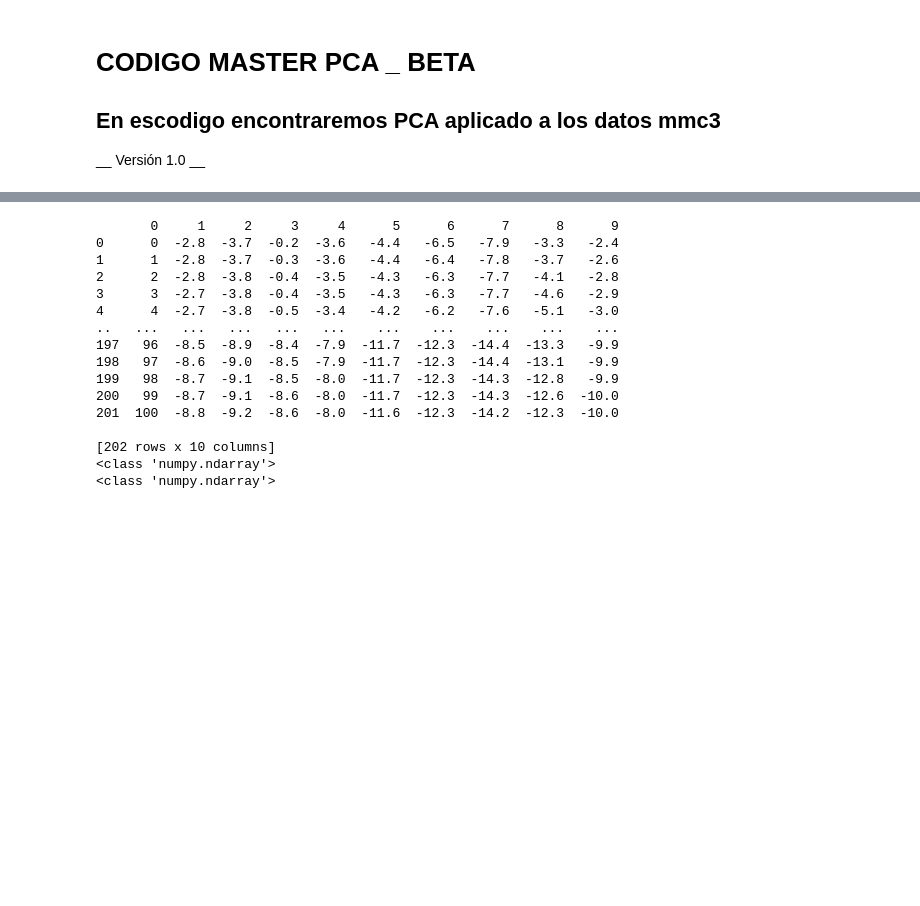
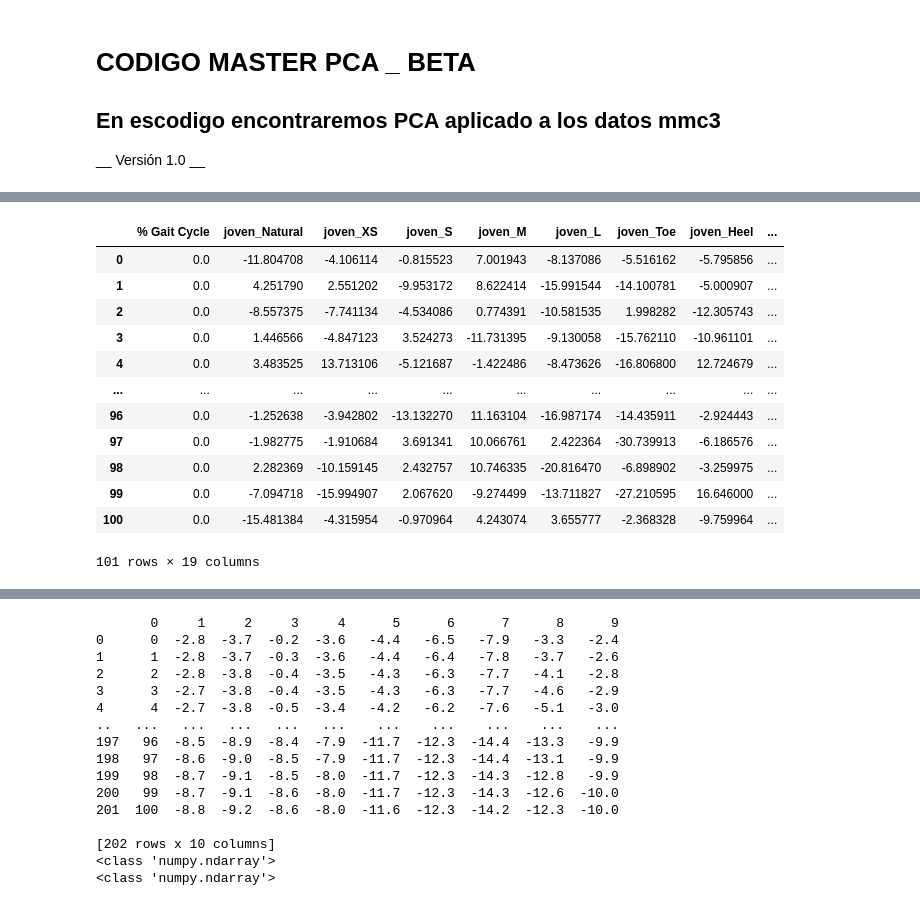
Before and after one commit to Beta628427/Tesis, a Jupyter notebook: 2_Beta___Cod/Beta_PCA/PCA_Cod_master_v1.ipynb, the cells around one changed output, grey strips where cells are left out. Saved outputs shown, nothing was run; the diff lists cells and outputs as text; code cells hidden in the pictures; blank space fills up the shorter version.

```diff
--- a/2_Beta___Cod/Beta_PCA/PCA_Cod_master_v1.ipynb
+++ b/2_Beta___Cod/Beta_PCA/PCA_Cod_master_v1.ipynb
@@ -127,0 +210,16 @@ str(list(tabla.iloc[0,:]))
+# %%
+pd.DataFrame(personas["p10"])
+# %% [output]
+|  | % Gait Cycle | joven_Natural | joven_XS | joven_S | joven_M | joven_L | joven_Toe | joven_Heel | ... |
+| 0 | 0.0 | -11.804708 | -4.106114 | -0.815523 | 7.001943 | -8.137086 | -5.516162 | -5.795856 | ... |
+| 1 | 0.0 | 4.251790 | 2.551202 | -9.953172 | 8.622414 | -15.991544 | -14.100781 | -5.000907 | ... |
+| 2 | 0.0 | -8.557375 | -7.741134 | -4.534086 | 0.774391 | -10.581535 | 1.998282 | -12.305743 | ... |
+| 3 | 0.0 | 1.446566 | -4.847123 | 3.524273 | -11.731395 | -9.130058 | -15.762110 | -10.961101 | ... |
+| 4 | 0.0 | 3.483525 | 13.713106 | -5.121687 | -1.422486 | -8.473626 | -16.806800 | 12.724679 | ... |
+| ... | ... | ... | ... | ... | ... | ... | ... | ... | ... |
+| 96 | 0.0 | -1.252638 | -3.942802 | -13.132270 | 11.163104 | -16.987174 | -14.435911 | -2.924443 | ... |
+| 97 | 0.0 | -1.982775 | -1.910684 | 3.691341 | 10.066761 | 2.422364 | -30.739913 | -6.186576 | ... |
+| 98 | 0.0 | 2.282369 | -10.159145 | 2.432757 | 10.746335 | -20.816470 | -6.898902 | -3.259975 | ... |
+| 99 | 0.0 | -7.094718 | -15.994907 | 2.067620 | -9.274499 | -13.711827 | -27.210595 | 16.646000 | ... |
+| 100 | 0.0 | -15.481384 | -4.315954 | -0.970964 | 4.243074 | 3.655777 | -2.368328 | -9.759964 | ... |
+101 rows × 19 columns
```
Also changed, not shown: parts of 13 cells of this notebook.
